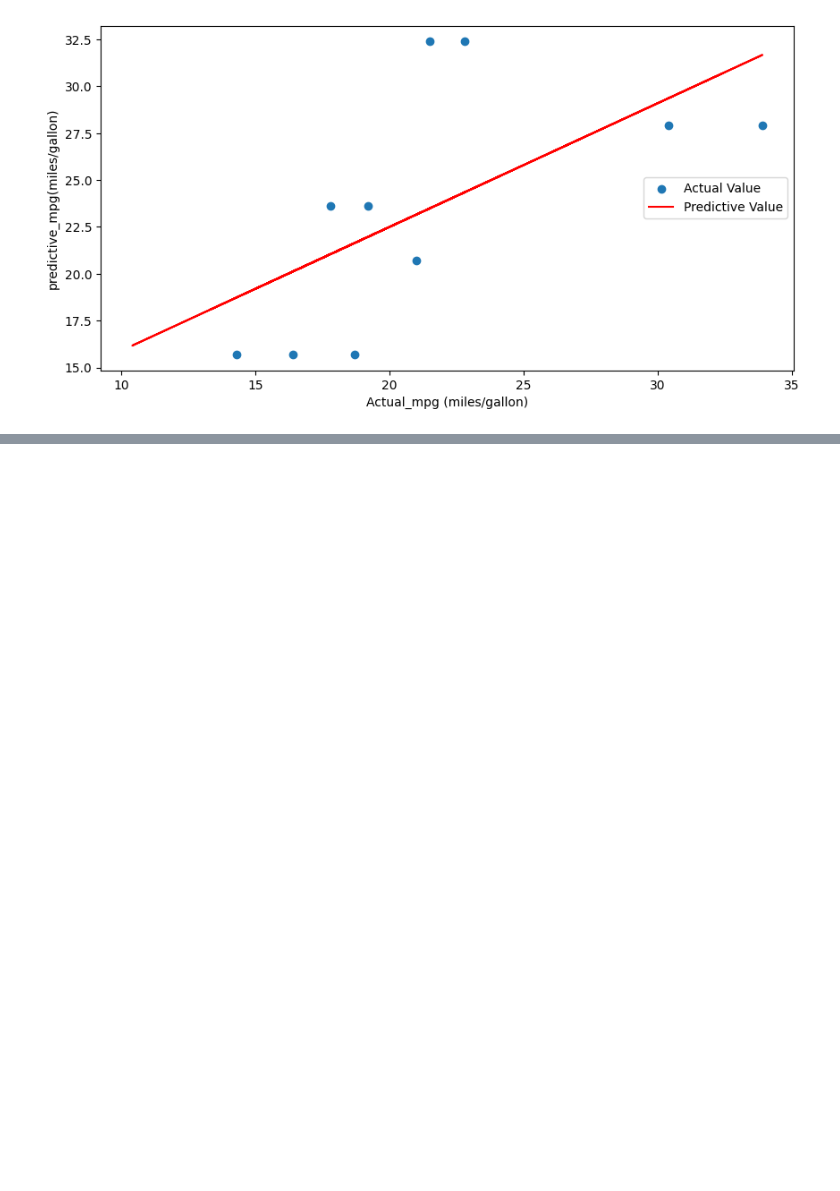
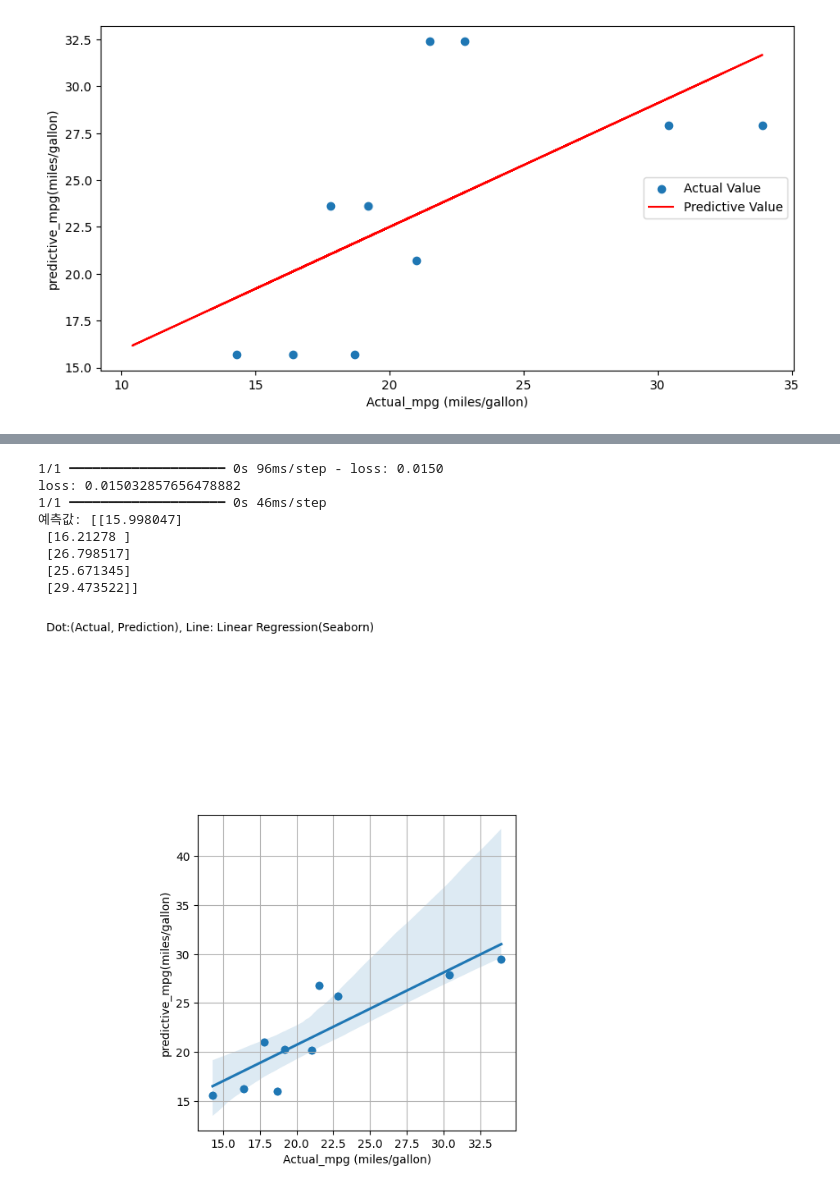
Before and after one commit to HongSeongMo/Bigdata_Analysis_Professional, a Jupyter notebook: 241102.ipynb, the cells around one changed output, grey strips where cells are left out. Saved outputs shown, nothing was run; the diff lists cells and outputs as text; code cells hidden in the pictures; blank space fills up the shorter version.

```diff
--- a/241102.ipynb
+++ b/241102.ipynb
@@ -198,0 +273,52 @@ plt.show()
+# %%
+from tensorflow import keras
+import pandas as pd
+import numpy as np
+from sklearn.preprocessing import MinMaxScaler
+from sklearn.model_selection import train_test_split
+from sklearn.metrics import classification_report, confusion_matrix
+from sklearn.metrics import accuracy_score
+import matplotlib.pyplot as plt
+import seaborn as sns
+data = pd.read_csv('/content/drive/MyDrive/Colab Notebooks/work/mtcars.csv', header=0, index_col=0)
+x = data[['disp','hp','wt','qsec']].to_numpy()
+y = data[['mpg']].to_numpy()
+scaler = MinMaxScaler()
+xscaled = scaler.fit_transform(x)
+yscaled = scaler.fit_transform(y)
+trainx, testx, trainy, testy = train_test_split(xscaled, yscaled, test_size=0.3, random_state=55)
+model = keras.Sequential([
+    keras.layers.Input(shape=(trainx.shape[1],)),
+    keras.layers.Dense(64, activation='relu'),
+    keras.layers.Dense(1)
+])
+model.compile(optimizer='adam', loss='mse')
+model.fit(trainx, trainy, epochs=100, batch_size=16, verbose=0)
+loss = model.evaluate(testx, testy)
+print('loss: ', end='')
+print(loss)
+predictions_scaled = model.predict(testx)
+predictedValue = (y.max() - y.min()) * predictions_scaled + y.min()
+print('예측값: ', end='')
+print(predictedValue[:5])
+result = pd.DataFrame(np.zeros((testx.shape[0], 2)), columns=['Actual', 'Prediction'])
+result['Actual'] = pd.DataFrame((y.max() - y.min()) * testy + y.min())
+result['Prediction'] = pd.DataFrame(predictedValue)
+plt.rcParams['figure.figsize'] = [5, 5]
+plt.scatter(result['Actual'], result['Prediction'])
+sns.regplot(x='Actual', y='Prediction', data=result)
+plt.text(3,63, 'Dot:(Actual, Prediction), Line: Linear Regression(Seaborn)')
+plt.xlabel('Actual_mpg (miles/gallon)')
+plt.ylabel('predictive_mpg(miles/gallon)')
+plt.grid()
+plt.show()
+# %% [output]
+1/1 ━━━━━━━━━━━━━━━━━━━━ 0s 96ms/step - loss: 0.0150
+loss: 0.015032857656478882
+1/1 ━━━━━━━━━━━━━━━━━━━━ 0s 46ms/step
+예측값: [[15.998047]
+ [16.21278 ]
+ [26.798517]
+ [25.671345]
+ [29.473522]]
+[figure, added]
```
Also changed, not shown: parts of 1 cell of this notebook.
